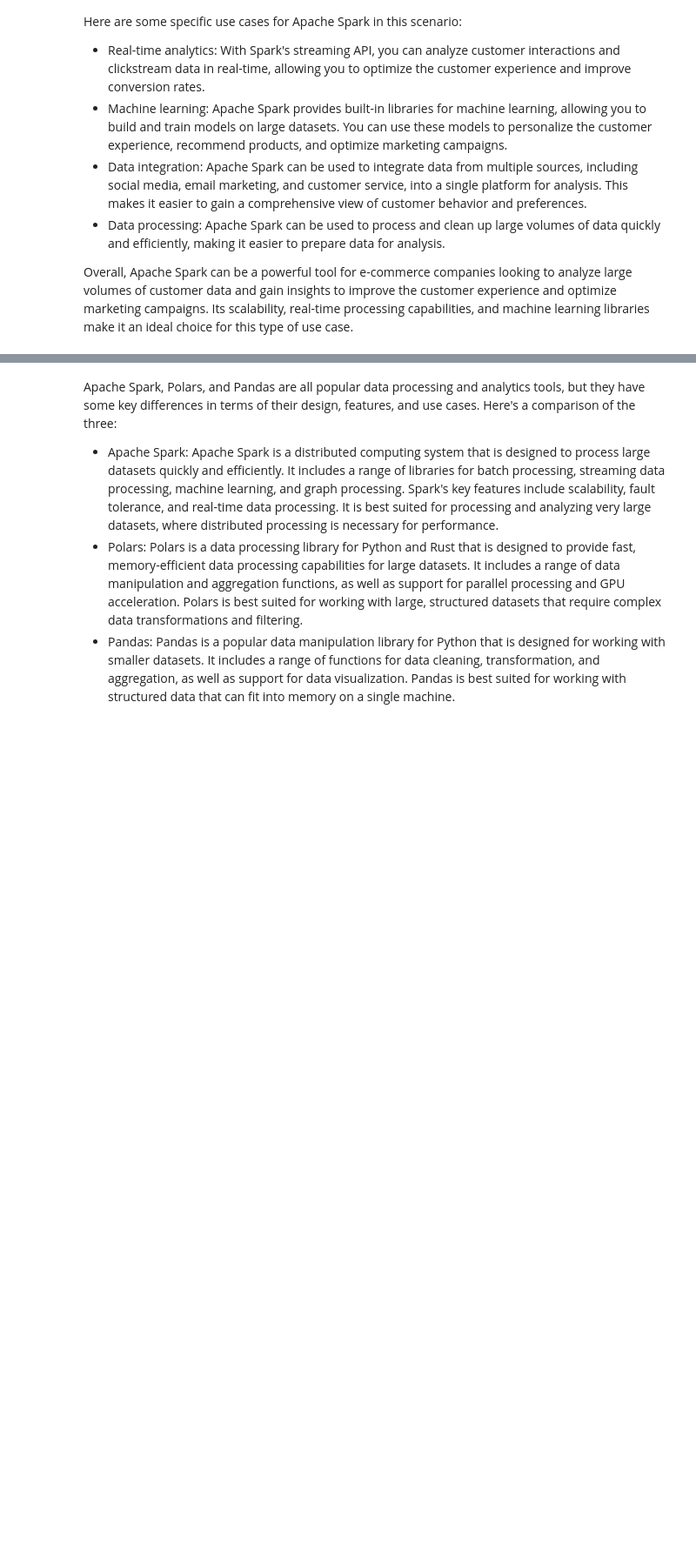
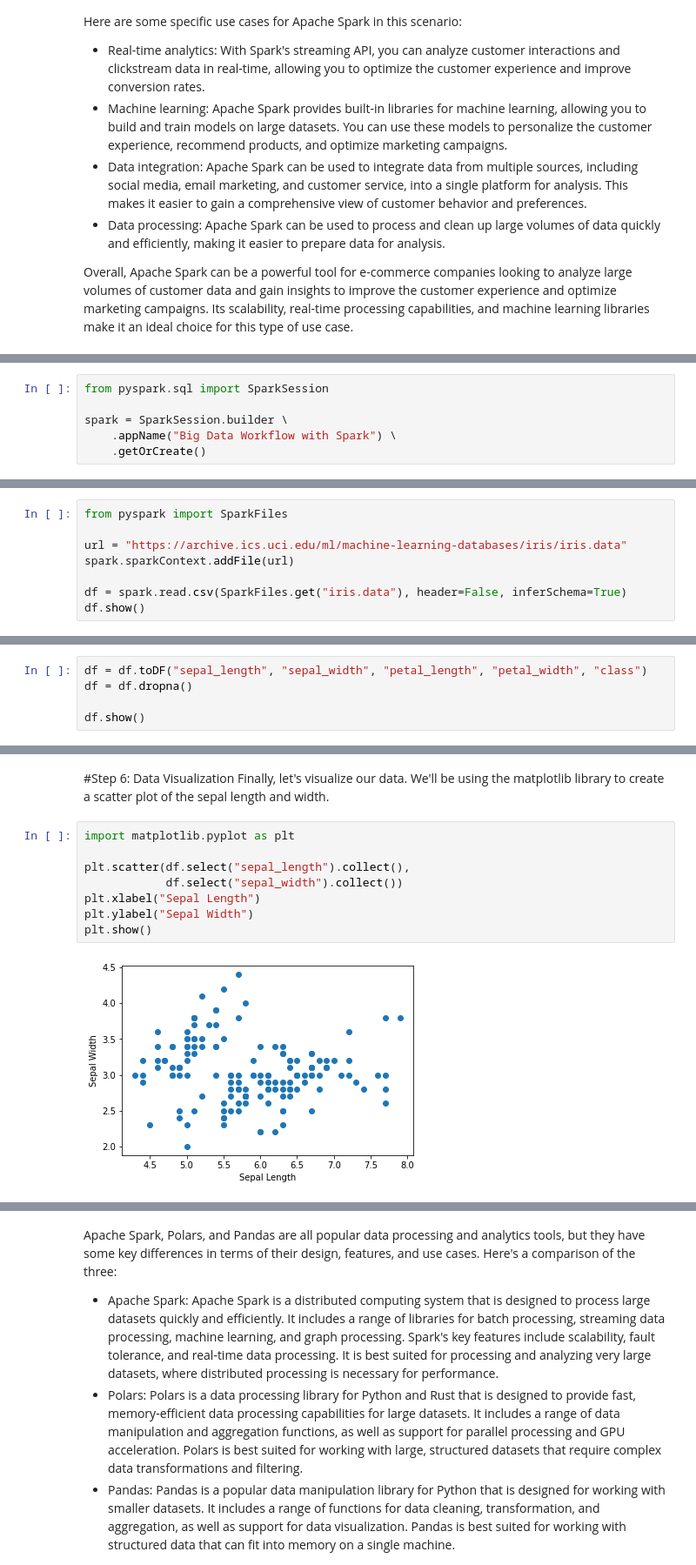
Before and after one commit to NadiaHolmlund/BDS_M6_Exam_Notes, a Jupyter notebook: BDS_M6_Exam_Notes.ipynb, the cells around one changed output, grey strips where cells are left out. Shown: that part at 87% size. Cells and saved outputs as stored; diff of their text form; blank space fills up the shorter version.

```diff
--- a/BDS_M6_Exam_Notes.ipynb
+++ b/BDS_M6_Exam_Notes.ipynb
@@ -183,0 +661,6 @@ Overall, Apache Spark can be a powerful tool for e-commerce companies looking to
+# %%
+from pyspark.sql import SparkSession
+
+spark = SparkSession.builder \
+    .appName("Big Data Workflow with Spark") \
+    .getOrCreate()
@@ -183,0 +670,8 @@ Overall, Apache Spark can be a powerful tool for e-commerce companies looking to
+# %%
+from pyspark import SparkFiles
+
+url = "https://archive.ics.uci.edu/ml/machine-learning-databases/iris/iris.data"
+spark.sparkContext.addFile(url)
+
+df = spark.read.csv(SparkFiles.get("iris.data"), header=False, inferSchema=True)
+df.show()
@@ -183,0 +699,5 @@ Overall, Apache Spark can be a powerful tool for e-commerce companies looking to
+# %%
+df = df.toDF("sepal_length", "sepal_width", "petal_length", "petal_width", "class")
+df = df.dropna()
+
+df.show()
@@ -183,0 +753,13 @@ Overall, Apache Spark can be a powerful tool for e-commerce companies looking to
+# %% [markdown]
+#Step 6: Data Visualization
+Finally, let's visualize our data. We'll be using the matplotlib library to create a scatter plot of the sepal length and width.
+# %%
+import matplotlib.pyplot as plt
+
+plt.scatter(df.select("sepal_length").collect(),
+            df.select("sepal_width").collect())
+plt.xlabel("Sepal Length")
+plt.ylabel("Sepal Width")
+plt.show()
+# %% [output]
+[figure, added]
```
Also changed, not shown: parts of 472 cells of this notebook.
